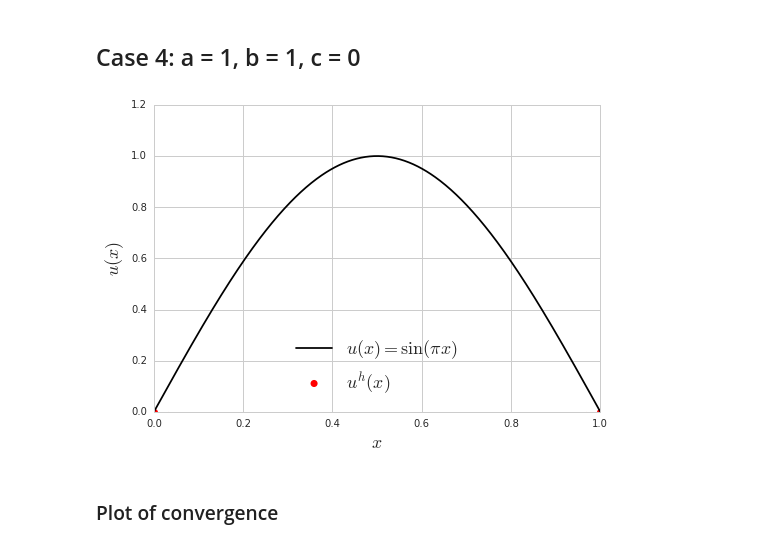
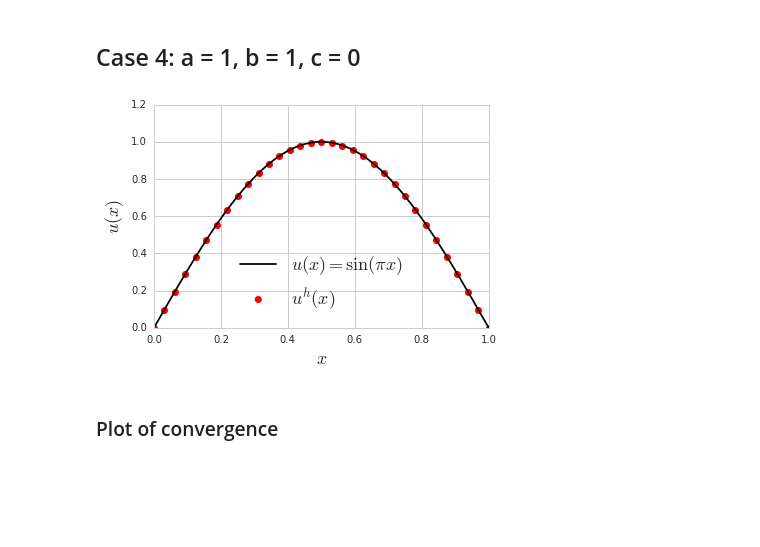
Before and after one commit to alcarney/polynomial_chaos, a Jupyter notebook: src/oned_deterministic.ipynb, the cells around one changed output. Drawn from its saved outputs; the diff is of its cells as text; code cells hidden in the pictures; blank space fills up the shorter version.

```diff
--- a/src/oned_deterministic.ipynb
+++ b/src/oned_deterministic.ipynb
@@ -77,17 +78,17 @@ case3, p = do_fem(f, a, b, c)
 # %% [markdown]
 ## Case 4: a = 1, b = 1, c = 0
 # %%
-a, b, c = 1, 1, 0
+a, b, c = 1, 2, 0
 
 def u(x):
     return sin(pi*x)
 
 def f(x):
-    return (pi**2)*sin(pi*x) + pi*cos(pi*x)
+    return (pi**2)*sin(pi*x) + 2*pi*cos(pi*x)
 
-errors, p = do_fem(f, a, b, c)
+case4, p = do_fem(f, a, b, c)
 # %% [output]
-[figure, old version]
+[figure, new version]
 # %% [markdown]
 ### Plot of convergence
 # %%
```
Also changed, not shown: parts of 6 cells of this notebook, 15 other files.
